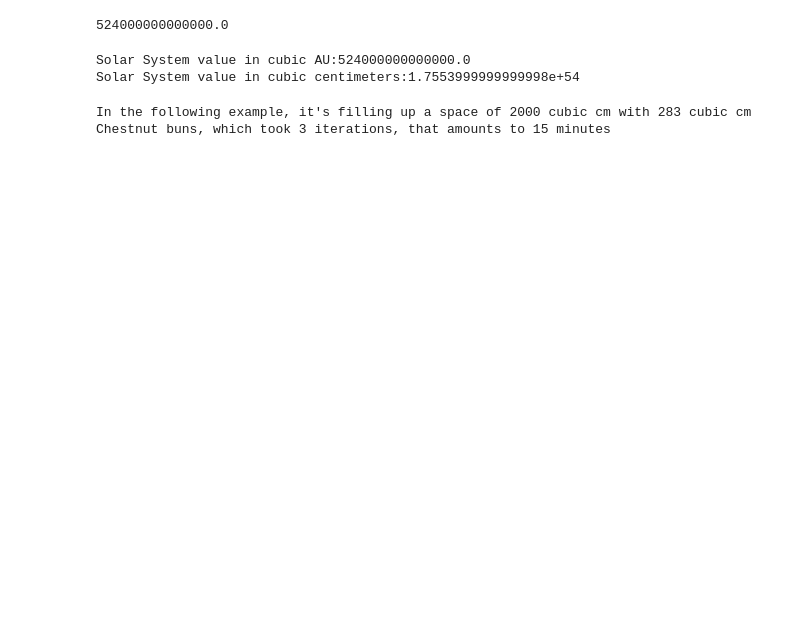
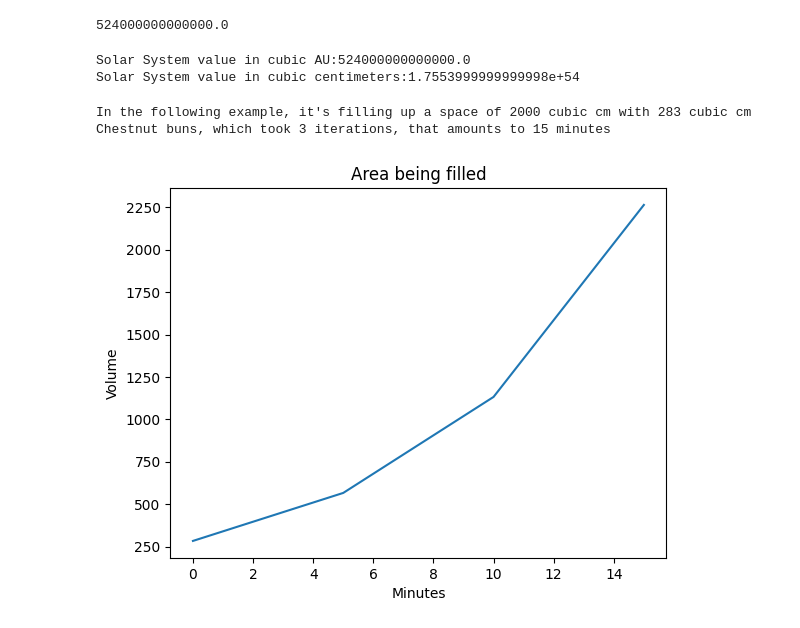
Before and after one commit to snitraM4500/AI_Course_Comprehensive_exercises, a Jupyter notebook: Chestnut Problem/chestnut.ipynb, the cells around one changed output. Cells and saved outputs as stored; diff of their text form; code cells hidden in the pictures; blank space fills up the shorter version.

```diff
--- a/Chestnut Problem/chestnut.ipynb
+++ b/Chestnut Problem/chestnut.ipynb
@@ -22,21 +23,32 @@ Solar System value in cubic AU:524000000000000.0
 Solar System value in cubic centimeters:1.7553999999999998e+54
 # %%
 # function that counts how many iterations it takes to fill up an area
-def filling_space_count(fill_area,fill_item):
+def filling_space_count(fill_area,fill_item,time_unit):
   area_volume=fill_item
   iteration=0
+  minutesList=[0]
+  area_volume_instance=[fill_item]
   while fill_area>area_volume:
     area_volume+=fill_item*(2**iteration)
     iteration+=1
-  return iteration
+    minutesList.append(iteration*time_unit)
+    area_volume_instance.append(area_volume)
+  minutes=minutesList[-1]
+  return iteration, minutes, minutesList, area_volume_instance
 
-def iterations_to_time(iterations,time_unit):
-  return iterations*time_unit
+def graph_plot(minutesList,area_volume_instance):
+  plt.title("Area being filled")
+  plt.xlabel("Minutes")
+  plt.ylabel("Volume")
+  plt.plot(minutesList,area_volume_instance )  # 「リスト名」のところにリストの変数名を入れる
+  plt.show()
 
-iterations=filling_space_count(2000,CBVolume)
-minutes=iterations_to_time(iterations,5)
-print("In the following example, it's filling up a space of 2000 cubic cm with 283 cubic cm Chestnut buns, which took {} iterations, that amounts to {} minutes".format(iterations,minutes))
+[iteration, minutes, minutesList, area_volume_instance]=filling_space_count(2000,CBVolume,5)
+print("In the following example, it's filling up a space of 2000 cubic cm with 283 cubic cm Chestnut buns, which took {} iterations, that amounts to {} minutes".format(iteration,minutes))
+
+graph_plot(minutesList,area_volume_instance)
 # %% [output]
 In the following example, it's filling up a space of 2000 cubic cm with 283 cubic cm Chestnut buns, which took 3 iterations, that amounts to 15 minutes
+[figure, added]
 # %%
 # Now to fill up the solar system with chestnut buns
```
Also changed, not shown: parts of 5 cells of this notebook.
